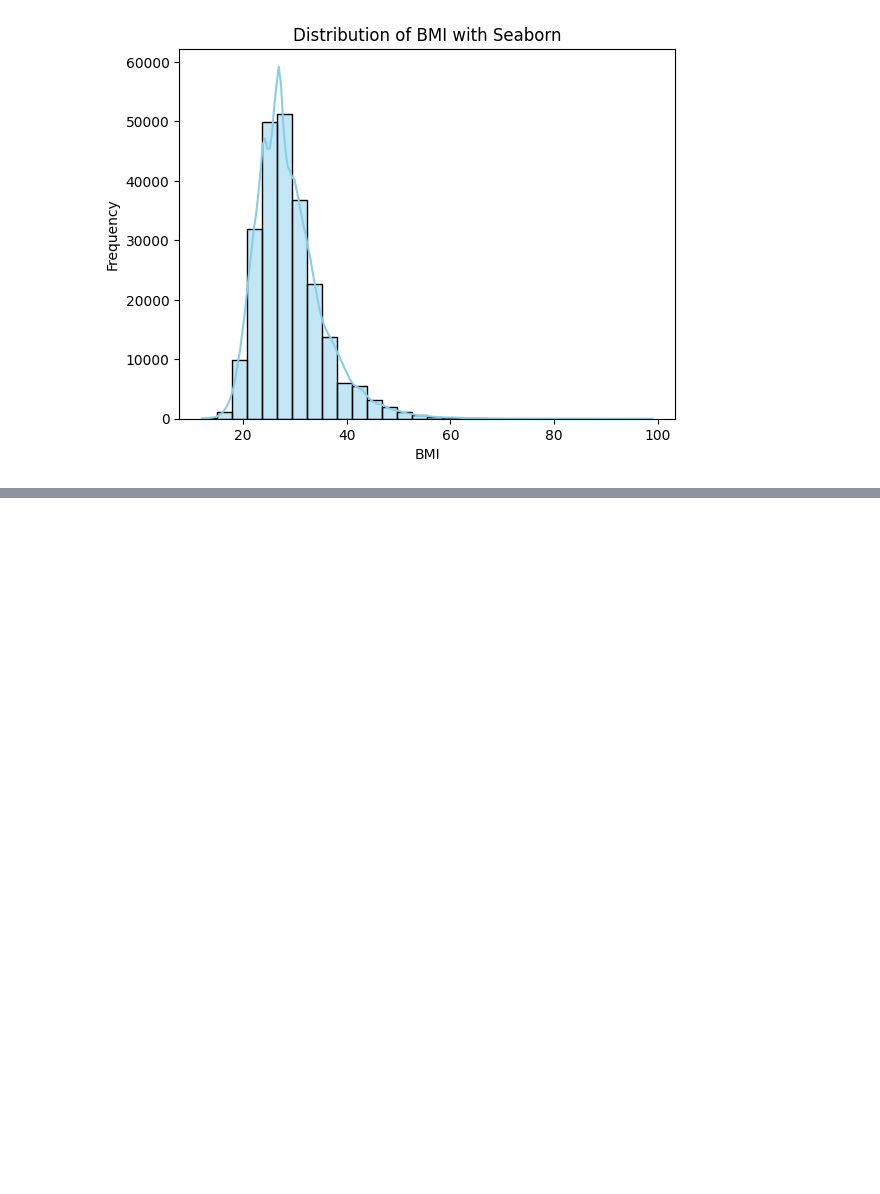
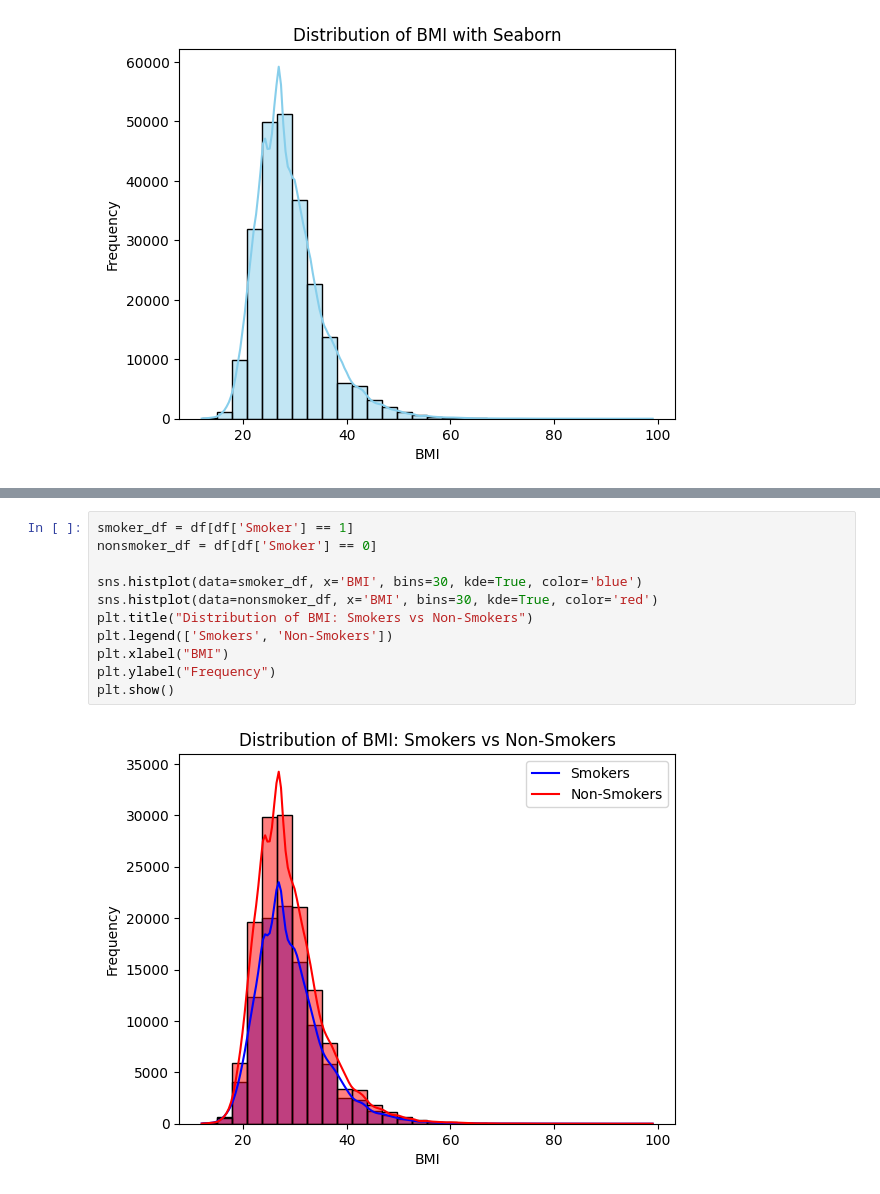
Before and after one commit to aviralchawla/visualization_fundamentals, a Jupyter notebook: notebooks/intro.ipynb, the cells around one changed output, grey strips where cells are left out. Cells and saved outputs as stored; diff of their text form; blank space fills up the shorter version.

```diff
--- a/notebooks/intro.ipynb
+++ b/notebooks/intro.ipynb
@@ -103,0 +115,13 @@ plt.show()
+# %%
+smoker_df = df[df['Smoker'] == 1]
+nonsmoker_df = df[df['Smoker'] == 0]
+
+sns.histplot(data=smoker_df, x='BMI', bins=30, kde=True, color='blue')
+sns.histplot(data=nonsmoker_df, x='BMI', bins=30, kde=True, color='red')
+plt.title("Distribution of BMI: Smokers vs Non-Smokers")
+plt.legend(['Smokers', 'Non-Smokers'])
+plt.xlabel("BMI")
+plt.ylabel("Frequency")
+plt.show()
+# %% [output]
+[figure, added]
```
Also changed, not shown: parts of 9 cells of this notebook.
